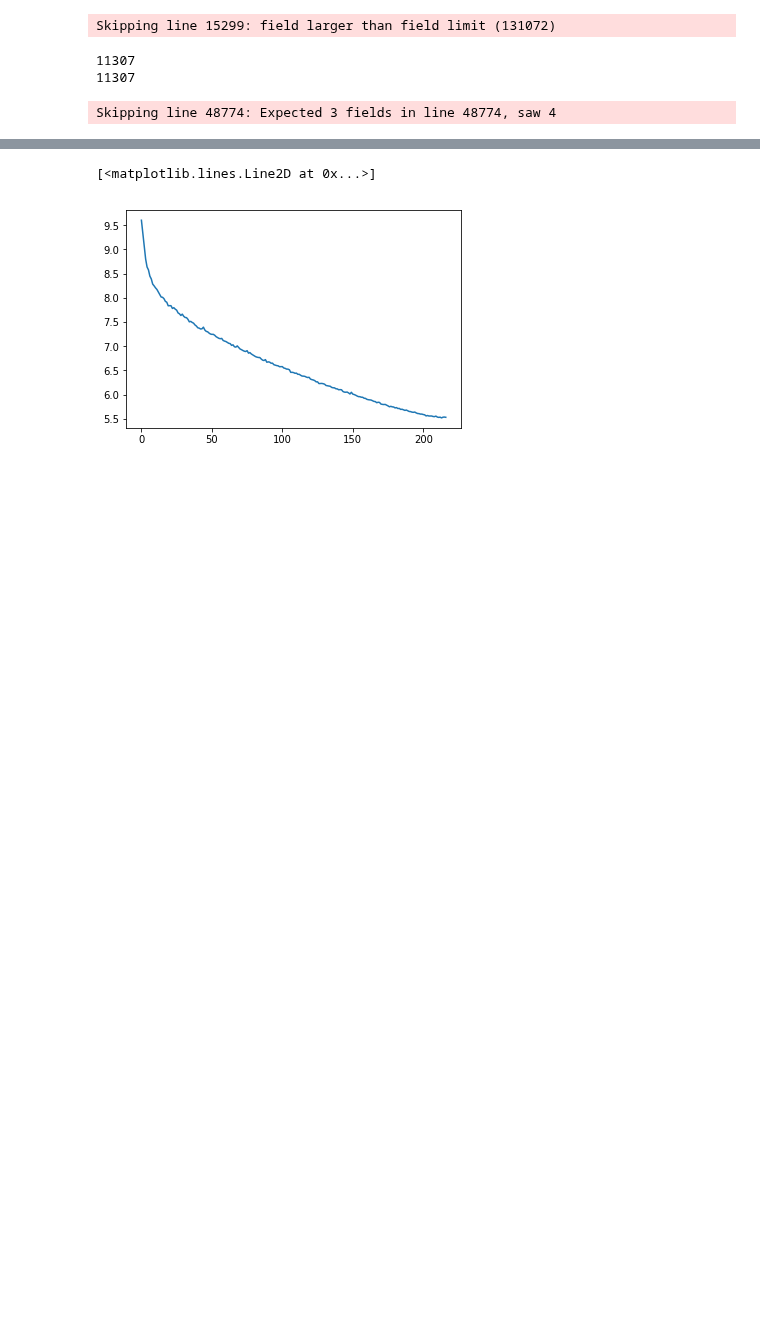
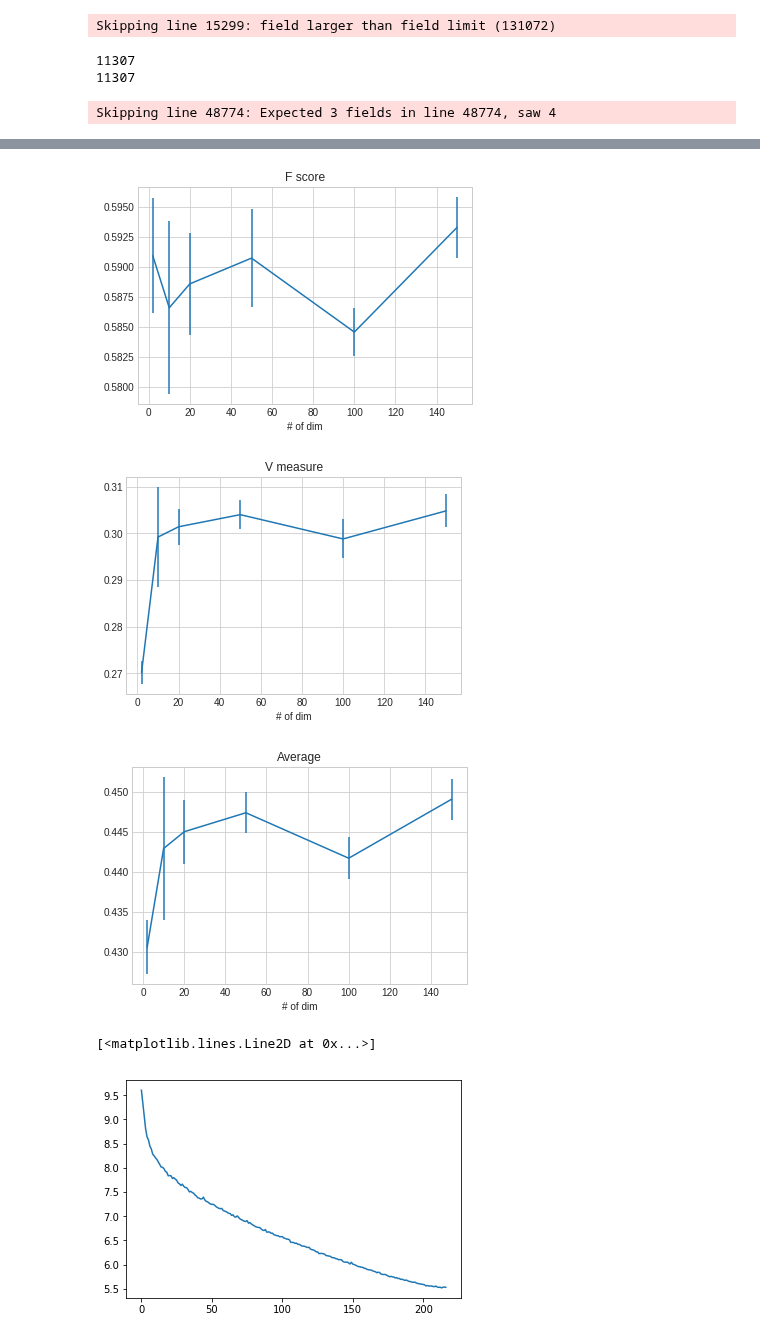
Before and after one commit to lucy3/ingroup_lang, a Jupyter notebook: code/playground.ipynb, the cells around one changed output, grey strips where cells are left out. Saved outputs shown, nothing was run; the diff lists cells and outputs as text; code cells hidden in the pictures; blank space fills up the shorter version.

```diff
--- a/code/playground.ipynb
+++ b/code/playground.ipynb
@@ -121,2 +101,27 @@ plt.show()
+# %%
+# graph for varying parameters for semeval
+x = dims
+fscore1 = fscore[:, 1]
+vmeasure1 = vmeasure[:, 1]
+average1 = average[:, 1]
+std_f1 = std_f[:, 1]
+std_v1 = std_v[:, 1]
+std_a1 = std_a[:, 1]
+plt.errorbar(x, fscore1, yerr=std_f1)
+plt.xlabel('# of dim')
+plt.title("F score")
+plt.show()
+plt.errorbar(x, vmeasure1, yerr=std_v1)
+plt.xlabel('# of dim')
+plt.title("V measure")
+plt.show()
+plt.errorbar(x, average1, yerr=std_a1)
+plt.xlabel('# of dim')
+plt.title("Average")
+plt.show()
+# %% [output]
+[figure, added]
+[figure, added]
+[figure, added]
 # %%
 # finetuning perplexity
```
Also changed, not shown: parts of 3 cells of this notebook, 1 other file.
